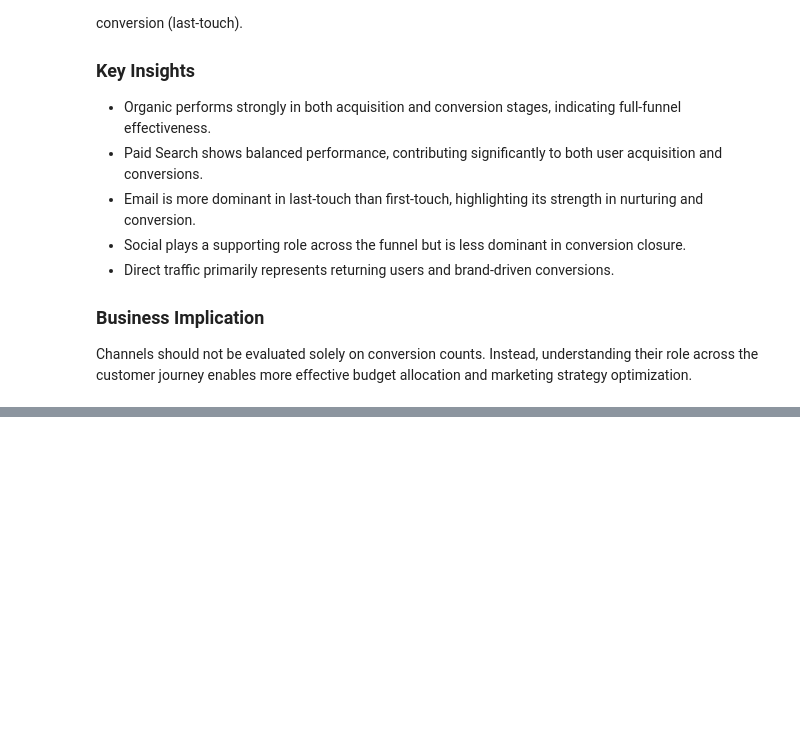
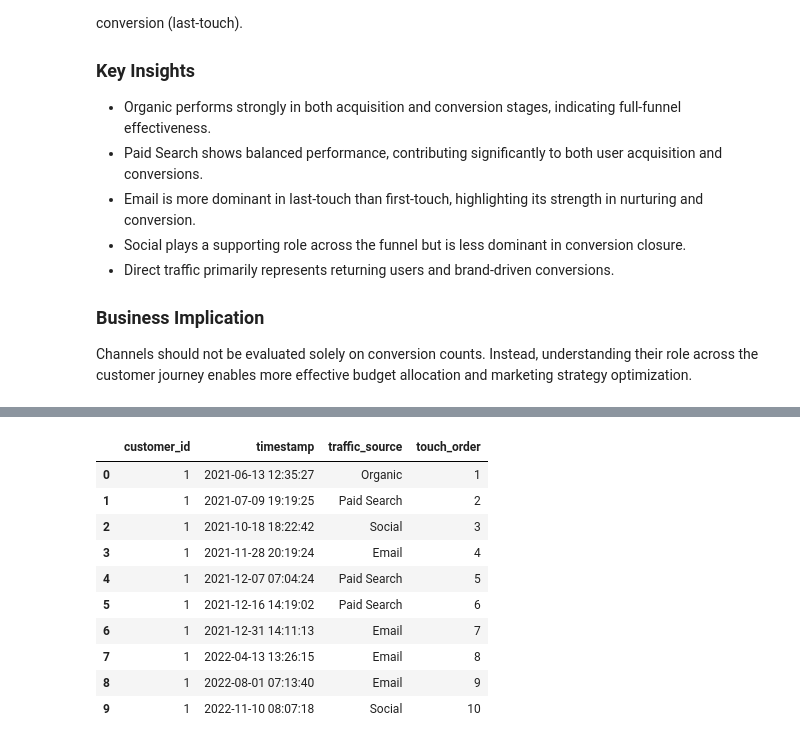
Before and after one commit to Tamoze/Marketing-Attribution-ROI-Dashboard, a Jupyter notebook: notebooks/03_attribution_analysis.ipynb, the cells around one changed output, grey strips where cells are left out. Saved outputs shown, nothing was run; the diff lists cells and outputs as text; code cells hidden in the pictures; blank space fills up the shorter version.

Commit message:
Complete stage 3 attribution modeling and SQL validation

```diff
--- a/notebooks/03_attribution_analysis.ipynb
+++ b/notebooks/03_attribution_analysis.ipynb
@@ -452,0 +714,32 @@ Channels should not be evaluated solely on conversion counts. Instead, understan
+# %%
+# Linear Attribution Credit
+query = """
+SELECT
+    customer_id,
+    timestamp,
+    traffic_source,
+
+    ROW_NUMBER() OVER (
+        PARTITION BY customer_id
+        ORDER BY timestamp
+    ) AS touch_order
+
+FROM events
+LIMIT 10;
+"""
+
+sql_touch_order = pd.read_sql(query, conn)
+
+sql_touch_order
+# %% [output]
+|  | customer_id | timestamp | traffic_source | touch_order |
+| 0 | 1 | 2021-06-13 12:35:27 | Organic | 1 |
+| 1 | 1 | 2021-07-09 19:19:25 | Paid Search | 2 |
+| 2 | 1 | 2021-10-18 18:22:42 | Social | 3 |
+| 3 | 1 | 2021-11-28 20:19:24 | Email | 4 |
+| 4 | 1 | 2021-12-07 07:04:24 | Paid Search | 5 |
+| 5 | 1 | 2021-12-16 14:19:02 | Paid Search | 6 |
+| 6 | 1 | 2021-12-31 14:11:13 | Email | 7 |
+| 7 | 1 | 2022-04-13 13:26:15 | Email | 8 |
+| 8 | 1 | 2022-08-01 07:13:40 | Email | 9 |
+| 9 | 1 | 2022-11-10 08:07:18 | Social | 10 |
```
Also changed, not shown: parts of 17 cells of this notebook.
